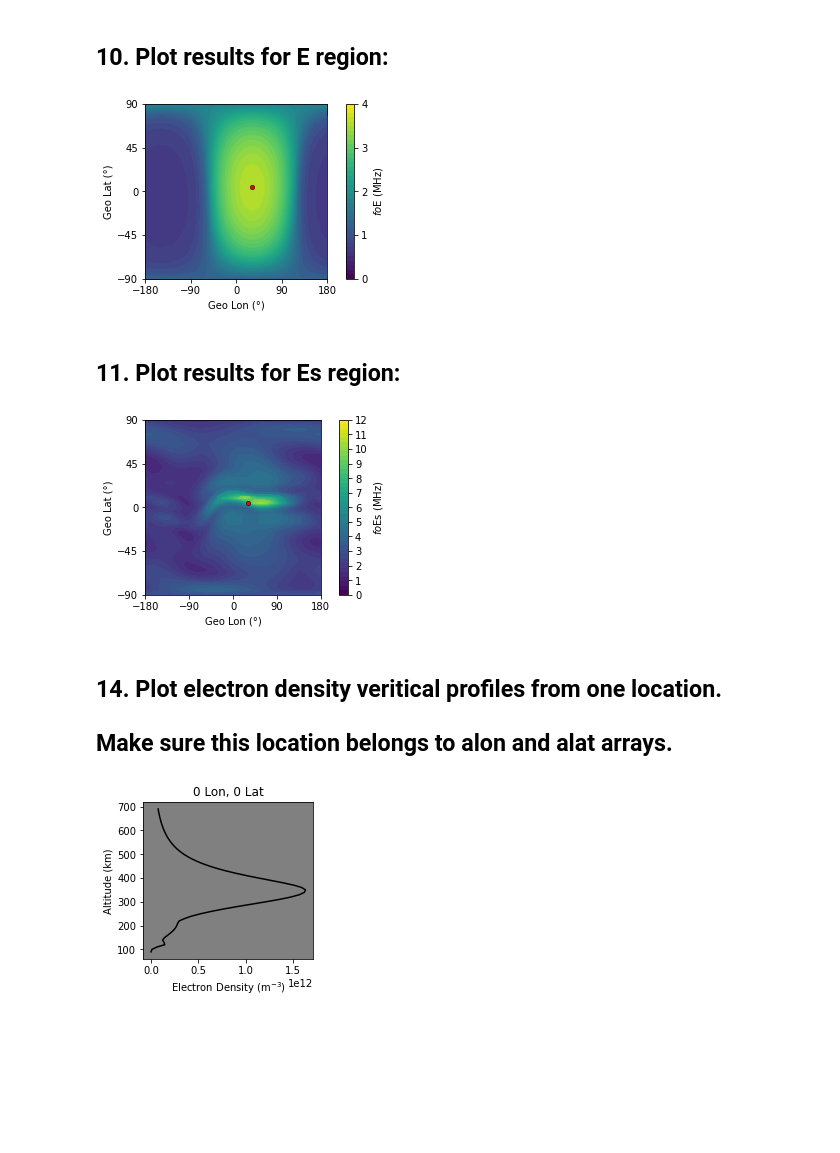
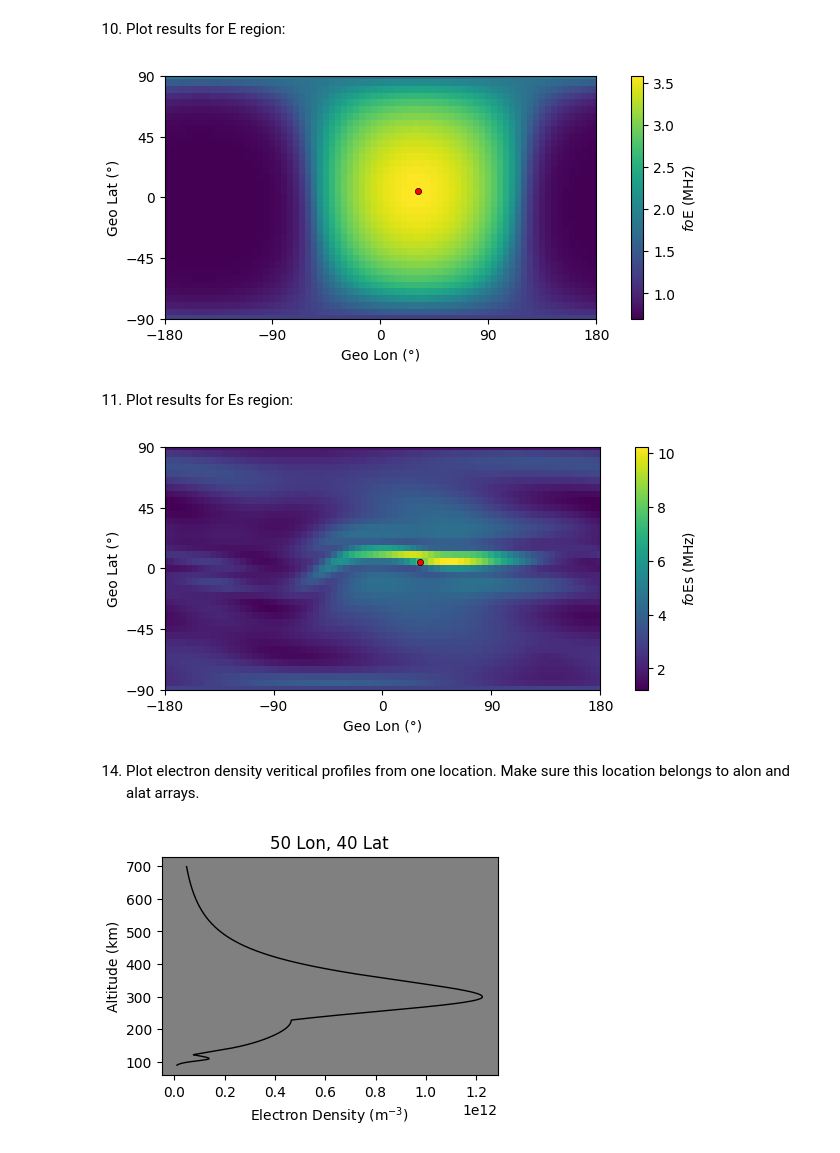
Before and after one commit to victoriyaforsythe/PyIRI, a Jupyter notebook: docs/tutorials/Daily_parameters.ipynb, the cells around one changed output. Saved outputs shown, nothing was run; the diff lists cells and outputs as text; code cells hidden in the pictures; blank space fills up the shorter version.

```diff
--- a/docs/tutorials/Daily_parameters.ipynb
+++ b/docs/tutorials/Daily_parameters.ipynb
@@ -45,4 +45,4 @@ alat = np.reshape(alat_2d, alat_2d.size)
 # %%
-hr_res = 1
+hr_res = 10
 ahr = np.arange(0, 24, hr_res)
 # %% [markdown]
@@ -51,5 +51,5 @@ ahr = np.arange(0, 24, hr_res)
 # %%
-alt_res = 10
+alt_res = 1
 alt_min = 90
 alt_max = 700
 aalt = np.arange(alt_min, alt_max, alt_res)
@@ -200,24 +183,24 @@ plot.PyIRI_plot_NmF1(f1, ahr, alon, alat, alon_2d, alat_2d, sun,
 # %% [markdown]
-## 10. Plot results for E region:
+10. Plot results for E region:
 # %%
 plot.PyIRI_plot_foE(e_peak, ahr, alon, alat, alon_2d, alat_2d, sun,
                             UT_plot, plot_dir, plot_name='PyIRI_foE.png')
 # %% [output]
-[figure, old version]
+[figure, new version]
 # %% [markdown]
-## 11. Plot results for Es region:
+11. Plot results for Es region:
 # %%
 plot.PyIRI_plot_foEs(es_peak, ahr, alon, alat, alon_2d, alat_2d, sun,
                             UT_plot, plot_dir, plot_name='PyIRI_foEs.png')
 # %% [output]
-[figure, old version]
+[figure, new version]
 # %% [markdown]
-## 14. Plot electron density veritical profiles from one location.
-## Make sure this location belongs to alon and alat arrays.
+14. Plot electron density veritical profiles from one location.
+Make sure this location belongs to alon and alat arrays.
 # %%
-lon_plot = 0
-lat_plot = 0
+lon_plot = 50
+lat_plot = 40
 plot.PyIRI_EDP_sample_1day(edp, ahr, alon, alat, lon_plot, lat_plot, aalt,
                      UT_plot, plot_dir, plot_name='PyIRI_EDP_sample_1day.png')
 # %% [output]
-[figure, old version]
+[figure, new version]
```
Also changed, not shown: parts of 14 cells of this notebook, 6 other files.
